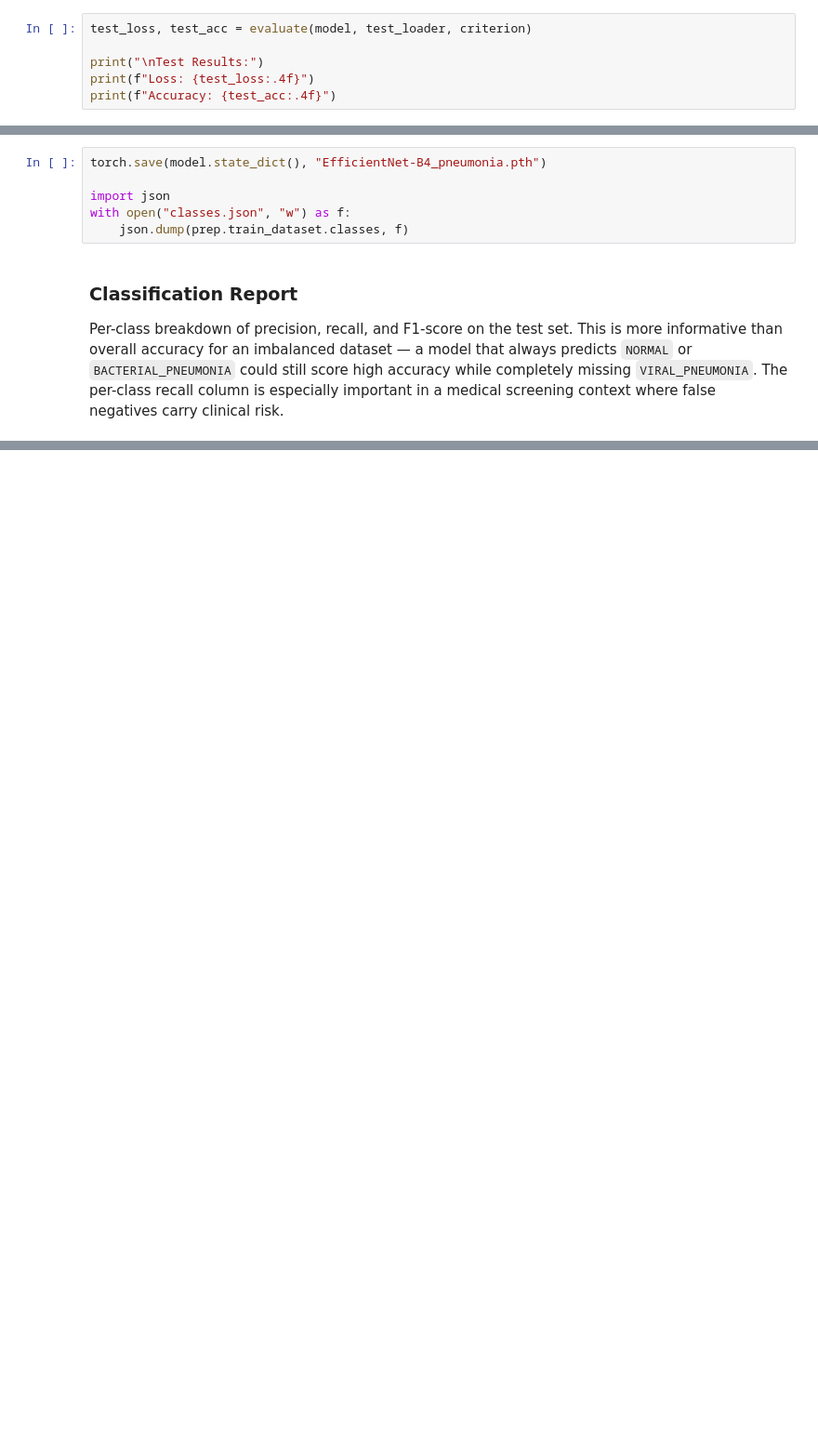
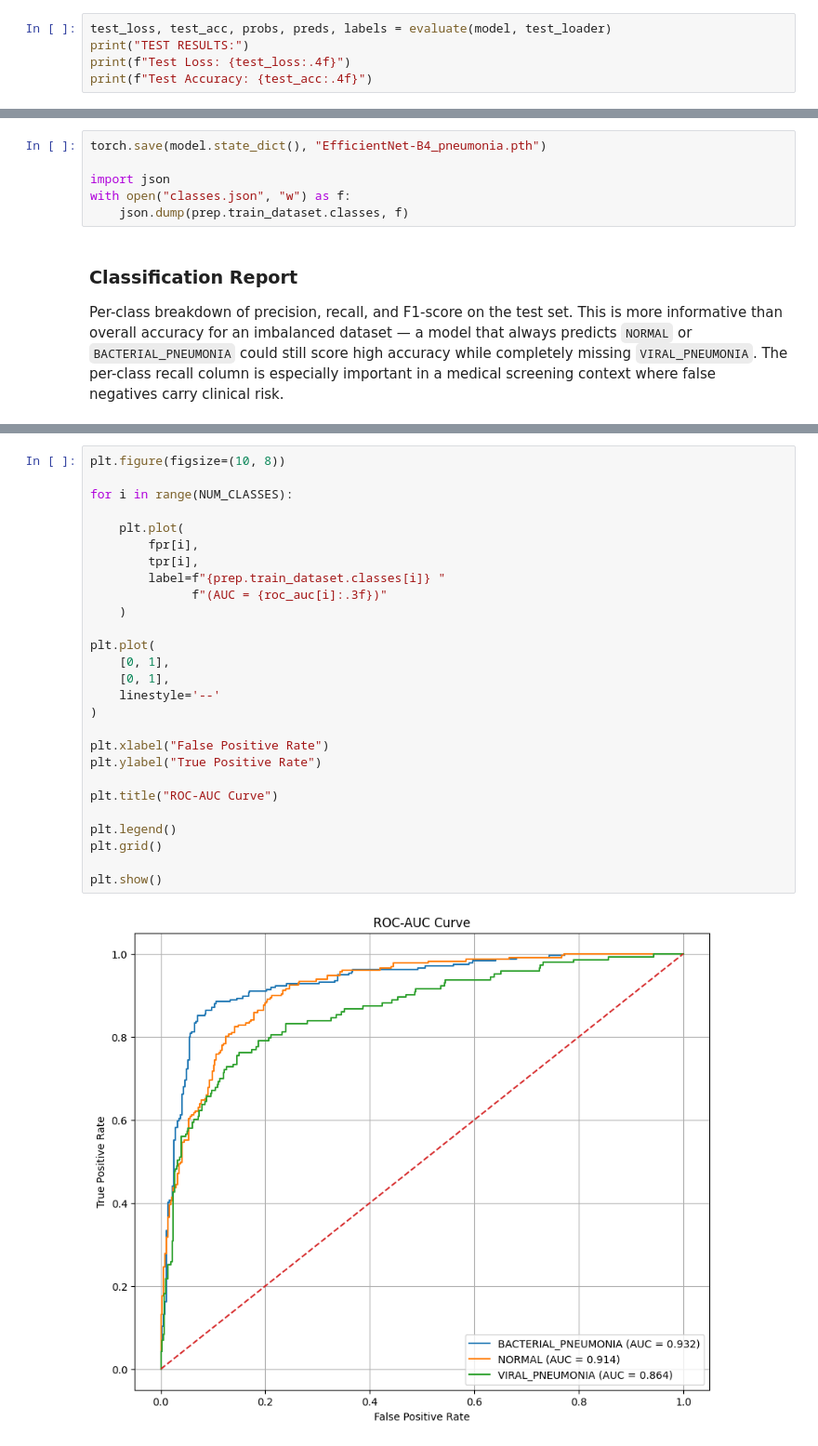
Before and after one commit to NoorAfaqi/zoidberg, a Jupyter notebook: EfficientNet-B4_Training.ipynb, the cells around one changed output, grey strips where cells are left out. Shown at 93% size. Drawn from its saved outputs; the diff is of its cells as text; blank space fills up the shorter version.

```diff
--- a/EfficientNet-B4_Training.ipynb
+++ b/EfficientNet-B4_Training.ipynb
@@ -366,9 +407,8 @@ model.load_state_dict(best_model_weights)
 # %% [output]
 <All keys matched successfully>
 # %%
-test_loss, test_acc = evaluate(model, test_loader, criterion)
-
-print("\nTest Results:")
-print(f"Loss: {test_loss:.4f}")
-print(f"Accuracy: {test_acc:.4f}")
+test_loss, test_acc, probs, preds, labels = evaluate(model, test_loader)
+print("TEST RESULTS:")
+print(f"Test Loss: {test_loss:.4f}")
+print(f"Test Accuracy: {test_acc:.4f}")
 # %% [output]
@@ -429,0 +479,29 @@ BACTERIAL_PNEUMONIA       0.87      0.56      0.68       234
+# %%
+plt.figure(figsize=(10, 8))
+
+for i in range(NUM_CLASSES):
+
+    plt.plot(
+        fpr[i],
+        tpr[i],
+        label=f"{prep.train_dataset.classes[i]} "
+              f"(AUC = {roc_auc[i]:.3f})"
+    )
+
+plt.plot(
+    [0, 1],
+    [0, 1],
+    linestyle='--'
+)
+
+plt.xlabel("False Positive Rate")
+plt.ylabel("True Positive Rate")
+
+plt.title("ROC-AUC Curve")
+
+plt.legend()
+plt.grid()
+
+plt.show()
+# %% [output]
+[figure, added]
```
Also changed, not shown: parts of 21 cells of this notebook, 6 other files.
